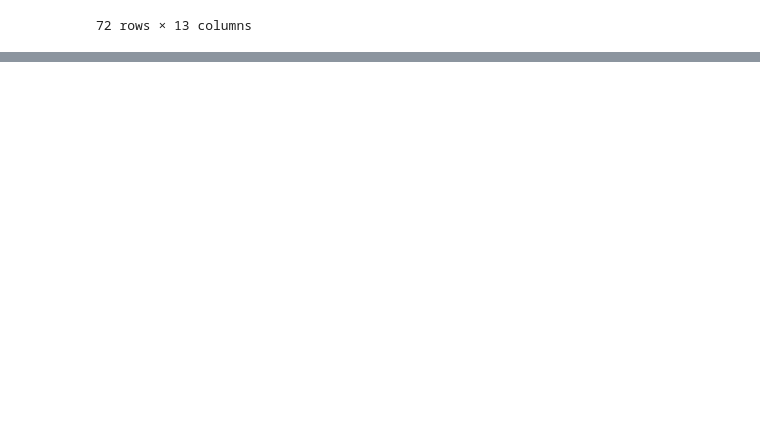
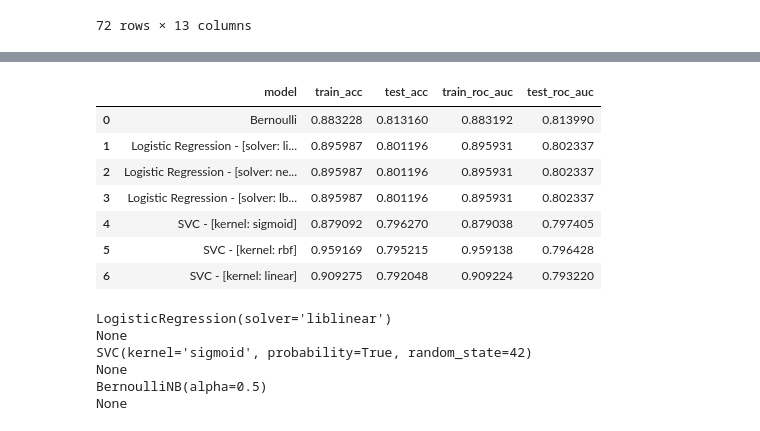
Before and after one commit to cuongpiger/SCL_KHVW_Sentiment_Analysis_Project, a Jupyter notebook: 07.model.ipynb, the cells around one changed output, grey strips where cells are left out. Drawn from its saved outputs; the diff is of its cells as text; code cells hidden in the pictures; blank space fills up the shorter version.

```diff
--- a/07.model.ipynb
+++ b/07.model.ipynb
@@ -261,0 +339,34 @@ Bag of Words- [min_df: 5]:
+# %%
+X_test, y_test = Model.loadData("./data/data/test")
+# %%
+X_test['dash_comment'] = Model.replaceInNGrams(X_test['normalize_comment'], [2, 3, 4], ngram_words, 'freq_doc')
+X_test['dash_comment'] = Model.convertToNFX(X_test['dash_comment'], 'NFC')
+tfidf_test_comment = vectorizers[3][1][0].transform(X_test['dash_comment'])
+# %%
+best_models = Model.evaluation(lst_tunning_models, vectorizers[3][1][1], y_train, tfidf_test_comment, y_test)
+
+best_models
+# %% [output]
+|  | model | train_acc | test_acc | train_roc_auc | test_roc_auc |
+| 0 | Bernoulli | 0.883228 | 0.813160 | 0.883192 | 0.813990 |
+| 1 | Logistic Regression - [solver: li... | 0.895987 | 0.801196 | 0.895931 | 0.802337 |
+| 2 | Logistic Regression - [solver: ne... | 0.895987 | 0.801196 | 0.895931 | 0.802337 |
+| 3 | Logistic Regression - [solver: lb... | 0.895987 | 0.801196 | 0.895931 | 0.802337 |
+| 4 | SVC - [kernel: sigmoid] | 0.879092 | 0.796270 | 0.879038 | 0.797405 |
+| 5 | SVC - [kernel: rbf] | 0.959169 | 0.795215 | 0.959138 | 0.796428 |
+| 6 | SVC - [kernel: linear] | 0.909275 | 0.792048 | 0.909224 | 0.793220 |
+# %%
+logistic_model = Model.SentimentModel(lst_tunning_models[0][1], vectorizers[3], y_train)
+svc_model = Model.SentimentModel(lst_tunning_models[5][1], vectorizers[3], y_train)
+bernoulli_model = Model.SentimentModel(lst_tunning_models[6][1], vectorizers[3], y_train)
+
+print(logistic_model.info())
+print(svc_model.info())
+print(bernoulli_model.info())
+# %% [output]
+LogisticRegression(solver='liblinear')
+None
+SVC(kernel='sigmoid', probability=True, random_state=42)
+None
+BernoulliNB(alpha=0.5)
+None
```
Also changed, not shown: parts of 11 cells of this notebook, 6 other files.
